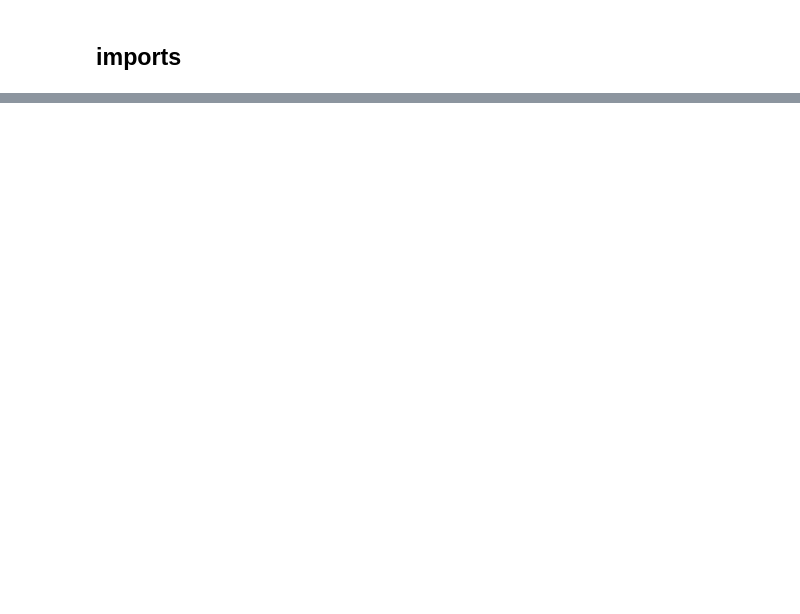
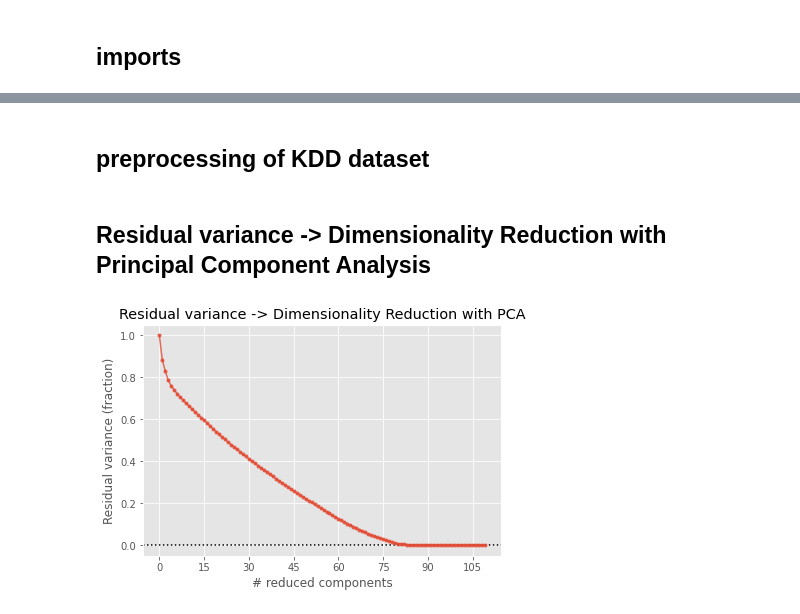
Before and after one commit to navid-finra/finra2, a Jupyter notebook: imp/finra.ipynb, the cells around one changed output, grey strips where cells are left out. Drawn from its saved outputs; the diff is of its cells as text; code cells hidden in the pictures; blank space fills up the shorter version.

```diff
--- a/imp/finra.ipynb
+++ b/imp/finra.ipynb
@@ -598,0 +37,42 @@ plt.show()
+# %% [markdown]
+## preprocessing of KDD dataset
+# %%
+df = pd.read_csv(r"../data/kddcup99.csv",index_col=0).reset_index(drop=True)
+df = df.sample(n = 40000, random_state=31).reset_index(drop=True)
+np.random.seed(42)
+# change of decision variable classes by tagging 0 for normal and 1 for fraud ----just for kdd----
+df.loc[(df.label !="normal"),"target"] = 1
+df.loc[(df.label =="normal"),"target"] = 0
+df = df.drop(['label'], axis=1)
+feat_df = df.drop(['target'], axis=1)
+label_df = df.target
+# convert categorical features to binary
+obj_df = feat_df.select_dtypes(include=['object']).copy()
+categorical_df = pd.DataFrame()
+for c in range(len(obj_df.columns)) :
+    col = obj_df.columns[c]
+    cat_df = pd.get_dummies(feat_df[col]).reset_index(drop=True)
+    cat_df = cat_df.iloc[:, :-1]
+    categorical_df = pd.concat([categorical_df, cat_df], axis=1)
+features_df = feat_df.drop(obj_df.columns, axis=1)
+features_df = pd.concat([features_df, categorical_df], axis=1)
+col_name = features_df.columns
+del categorical_df , obj_df
+### normalizing
+features_df = pd.DataFrame(scale(features_df))
+features_df.columns = col_name
+x_train, x_test, y_train, y_test = train_test_split(features_df, label_df, train_size = 0.7, random_state = 42)
+train_df = pd.concat([x_train, y_train], axis=1).reset_index(drop = True)
+test_df = pd.concat([x_test, y_test], axis=1).reset_index(drop = True)
+# %% [markdown]
+## Residual variance -> Dimensionality Reduction with Principal Component Analysis
+# %%
+plt.style.use('ggplot')
+pca = PCA()
+pca.fit_transform(x_train)
+pca_residual_variance(pca, marker='o', markersize=3, alpha=0.8)
+plt.xlabel("# reduced components")
+plt.title("Residual variance -> Dimensionality Reduction with PCA")
+plt.show()
+# %% [output]
+[figure, added]
```
Also changed, not shown: parts of 51 cells of this notebook.
